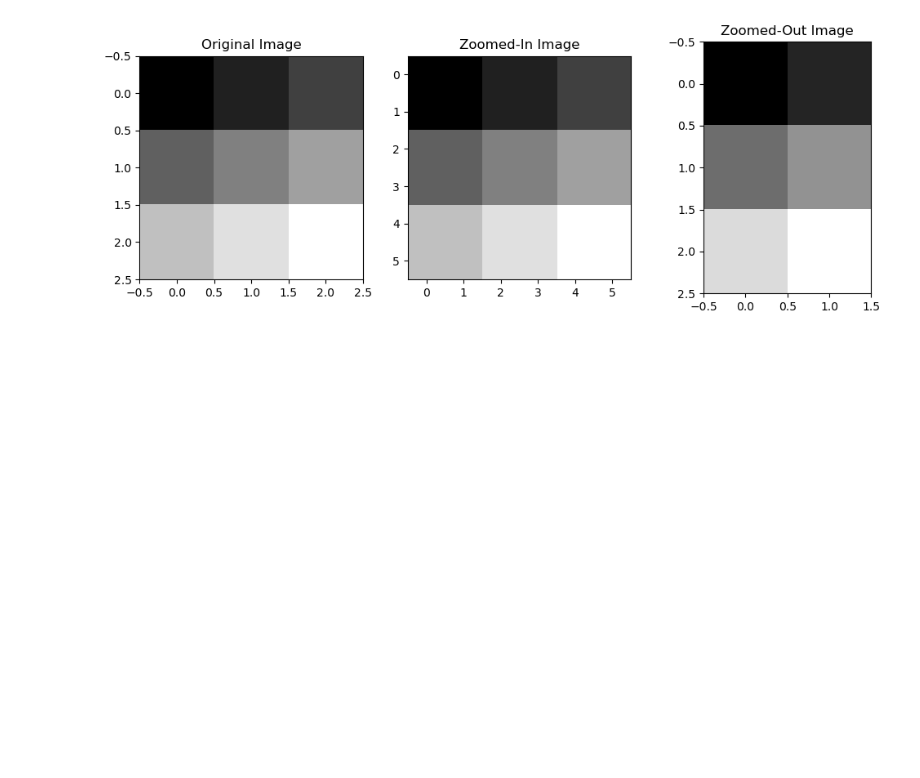
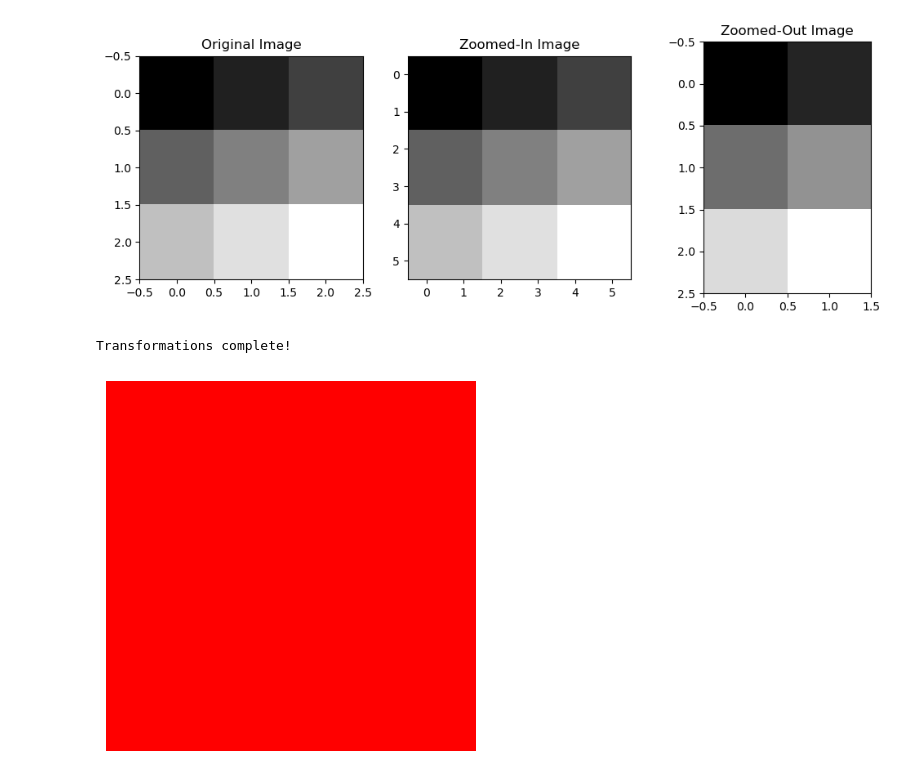
Before and after one commit to babarai45/Data_Science-2024-25, a Jupyter notebook: Data Preprocessing /All Libraries Learning /Numpy/linealgebra.ipynb, the cells around one changed output. Cells and saved outputs as stored; diff of their text form; code cells hidden in the pictures; blank space fills up the shorter version.

```diff
--- a/Data Preprocessing /All Libraries Learning /Numpy/linealgebra.ipynb
+++ b/Data Preprocessing /All Libraries Learning /Numpy/linealgebra.ipynb
@@ -174,3 +174,69 @@ image = Image.fromarray(image_array)
 # Display the image
 
 image.show()
+# %%
+from PIL import Image
+import numpy as np
+
+# Create a simple image if the file does not exist
+try:
+    img = Image.open("input_image.jpg")
+except FileNotFoundError:
+    img = Image.new('RGB', (100, 100), (255, 0, 0))  # Red image
+    img.save("input_image.jpg")
+
+# Convert the image to a numpy array
+img_array = np.array(img)
+
+# Define transformation matrices
+def scaling_matrix(sx, sy):
+    return np.array([
+        [sx, 0],
+        [0, sy]
+    ])
+
+def reflection_matrix(axis):
+    if axis == 'x':
+        return np.array([
+            [1, 0],
+            [0, -1]
+        ])
+    elif axis == 'y':
+        return np.array([
+            [-1, 0],
+            [0, 1]
+        ])
+    else:
+        raise ValueError("Axis must be 'x' or 'y'")
+
+# Apply transformations
+def apply_transformation(img_array, matrix):
+    # Get image dimensions
+    h, w, c = img_array.shape
+    new_img = np.zeros_like(img_array)
+
+    for y in range(h):
+        for x in range(w):
+            # Original coordinates
+            coord = np.array([x, y])
+            # Apply transformation
+            new_coord = np.dot(matrix, coord)
+            # Ensure new coordinates are within bounds
+            new_x, new_y = new_coord.astype(int)
+            if 0 <= new_x < w and 0 <= new_y < h:
+                new_img[new_y, new_x] = img_array[y, x]
+    return new_img
+
+# Example 1: Zoom In (Scale by 2)
+scale_in_matrix = scaling_matrix(2, 2)
+zoom_in_image = apply_transformation(img_array, scale_in_matrix)
+Image.fromarray(zoom_in_image).save("zoom_in.jpg")
+
+# Example 2: Reflection Across x-axis
+reflect_x_matrix = reflection_matrix('x')
+reflect_x_image = apply_transformation(img_array, reflect_x_matrix)
+Image.fromarray(reflect_x_image).save("reflect_x.jpg")
+
+print("Transformations complete!")
+# %% [output]
+Transformations complete!
@@ -176,0 +263,13 @@ image.show()
+# %%
+import numpy as np
+import matplotlib.pyplot as plt
+
+# Create a 100x100 red image as a NumPy array
+image_data = np.full((100, 100, 3), (255, 0, 0), dtype=np.uint8)
+
+# Display the image on a coordinate plane
+plt.imshow(image_data)
+plt.axis('off')  # Turn off axis labels
+plt.show()
+# %% [output]
+[figure, added]
```
Also changed, not shown: parts of 21 cells of this notebook, 12 other files.
